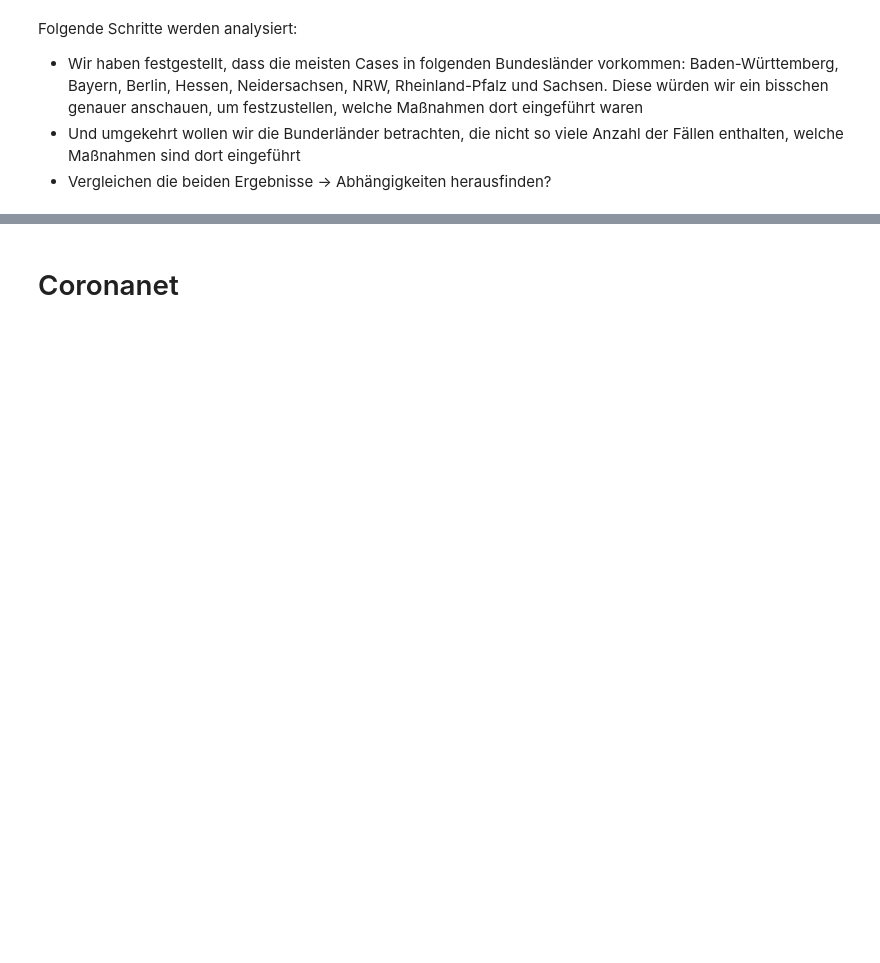
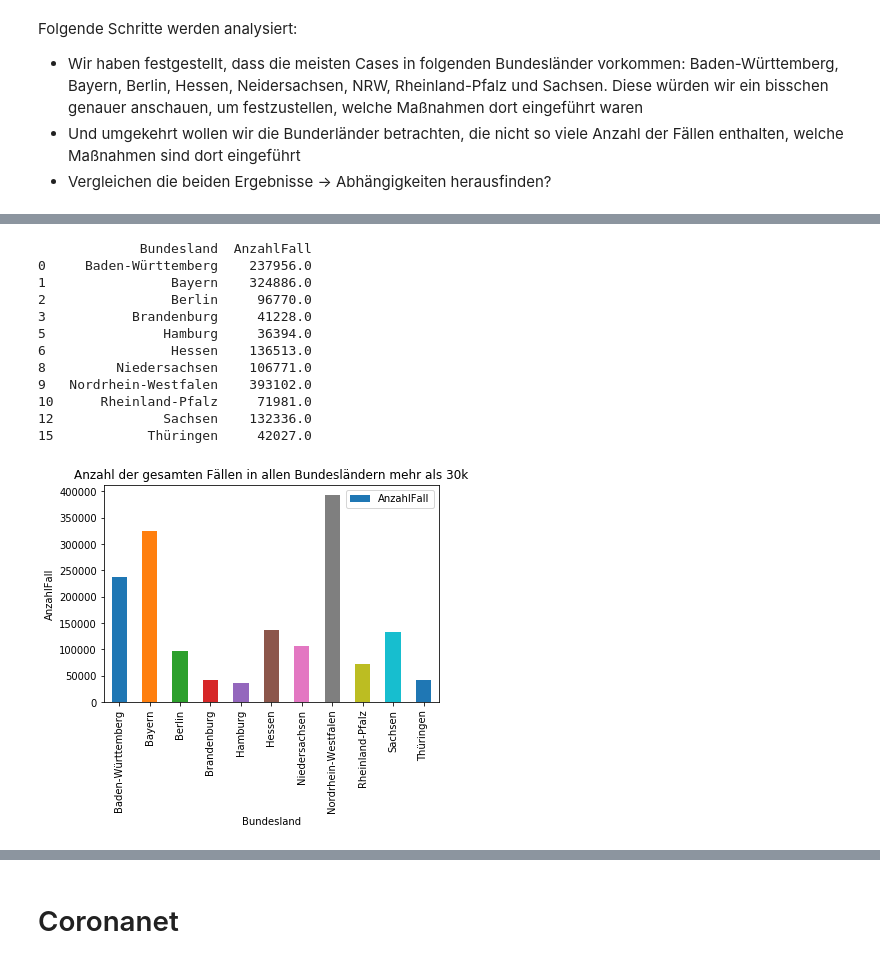
Before and after one commit to AlexHTW/graphentheorie_covid, a Jupyter notebook: ExploratoryDataAnalysis.ipynb, the cells around one changed output, grey strips where cells are left out. Drawn from its saved outputs; the diff is of its cells as text; code cells hidden in the pictures; blank space fills up the shorter version.

```diff
--- a/ExploratoryDataAnalysis.ipynb
+++ b/ExploratoryDataAnalysis.ipynb
@@ -109,0 +109,28 @@ Todo:
+# %%
+# making filter series for more than 30k cases (general, not relatively)
+filter_more30 = bundesland_cases_sum["AnzahlFall"]>30000
+
+# filtering data on basis of both filters
+bundesland_cases_sum_more_30k = bundesland_cases_sum.where(filter_more30).dropna()
+
+print(bundesland_cases_sum_more_30k)
+bundesland_cases_sum_more_30k.plot(x ='Bundesland', y='AnzahlFall', kind = 'bar')
+
+plt.title('Anzahl der gesamten Fällen in allen Bundesländern mehr als 30k')
+plt.xlabel('Bundesland')
+plt.ylabel('AnzahlFall')
+plt.show()
+# %% [output]
+             Bundesland  AnzahlFall
+0     Baden-Württemberg    237956.0
+1                Bayern    324886.0
+2                Berlin     96770.0
+3           Brandenburg     41228.0
+5               Hamburg     36394.0
+6                Hessen    136513.0
+8         Niedersachsen    106771.0
+9   Nordrhein-Westfalen    393102.0
+10      Rheinland-Pfalz     71981.0
+12              Sachsen    132336.0
+15            Thüringen     42027.0
+[figure, added]
```
Also changed, not shown: parts of 13 cells of this notebook.
